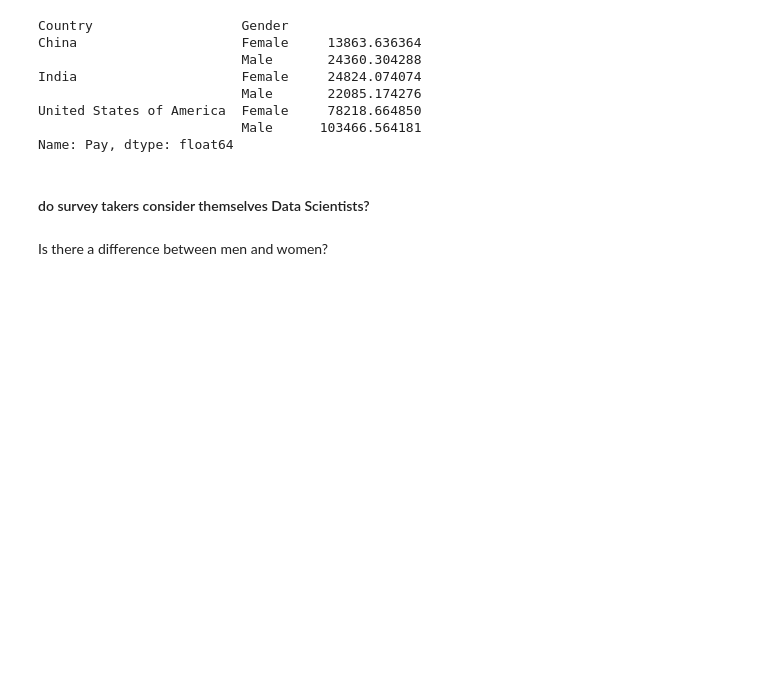
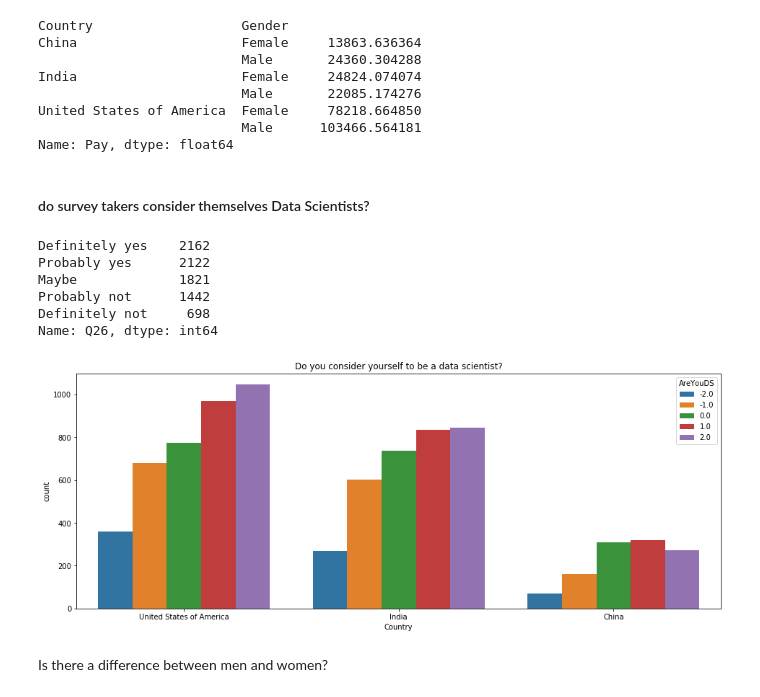
Before and after one commit to Lindstaedt/Kaggle-2018-Survey-Analysis, a Jupyter notebook: analysis.ipynb, the cells around one changed output. Cells and saved outputs as stored; diff of their text form; code cells hidden in the pictures; blank space fills up the shorter version.

```diff
--- a/analysis.ipynb
+++ b/analysis.ipynb
@@ -333,11 +341,18 @@ Name: Pay, dtype: float64
 # %% [markdown]
 #### do survey takers consider themselves Data Scientists?
 # %%
-df_top3_countries.Age_Group6.value_counts()
+df_top3_countries.Q26.value_counts()
+# %% [output]
+Definitely yes    2162
+Probably yes      2122
+Maybe             1821
+Probably not      1442
+Definitely not     698
+Name: Q26, dtype: int64
 # %%
 # encode the categorical answer with numerical values
 
-df_top3_countries['AreYouDS'] = df_top3_countries.Age_Group6.map({
+df_top3_countries['AreYouDS'] = df_top3_countries.Q26.map({
     'Definitely not': -2,
     'Probably not': -1,
     'Maybe': 0,
@@ -345,9 +360,11 @@ df_top3_countries['AreYouDS'] = df_top3_countries.Age_Group6.map({
     'Definitely yes': 2})
 # %%
 sns.countplot(data = df_top3_countries, x = 'Country', hue= 'AreYouDS')
-plt.title(dfQuestions.Age_Group6)
+plt.title(dfQuestions.Q26)
 plt.rcParams['figure.figsize'] = [16,6]
 plt.show()
+# %% [output]
+[figure, added]
 # %% [markdown]
 Is there a difference between men and women?
 # %%
```
Also changed, not shown: parts of 6 cells of this notebook, 1 other file.
